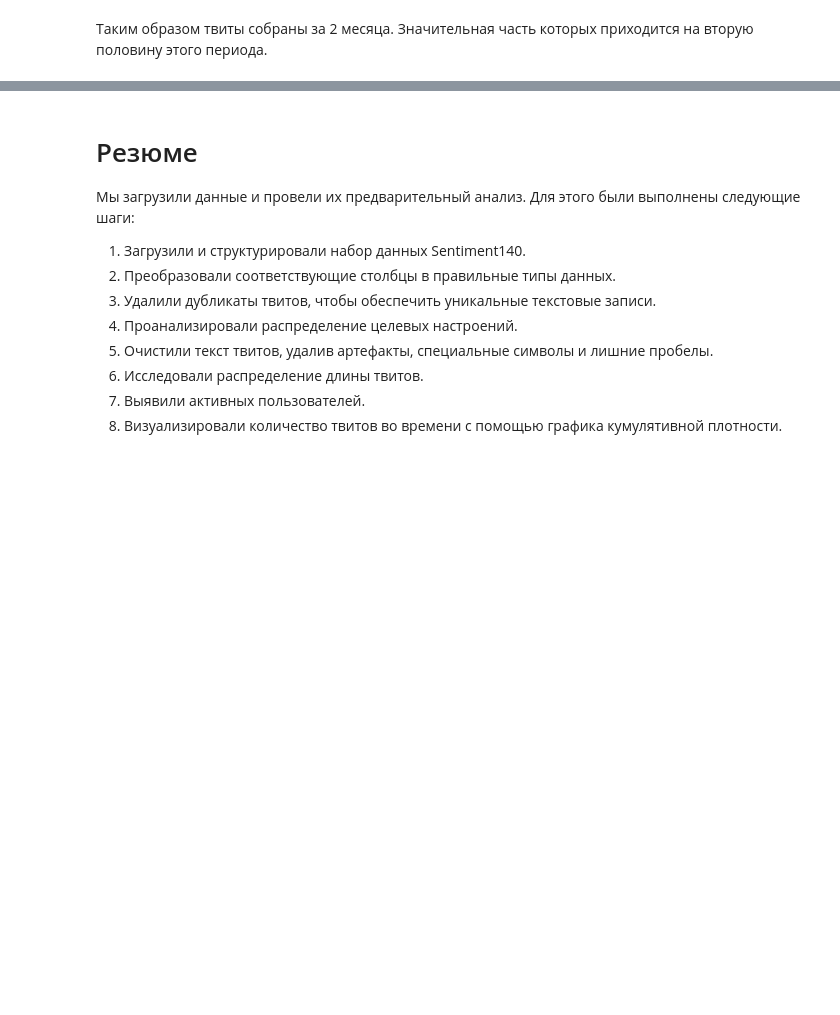
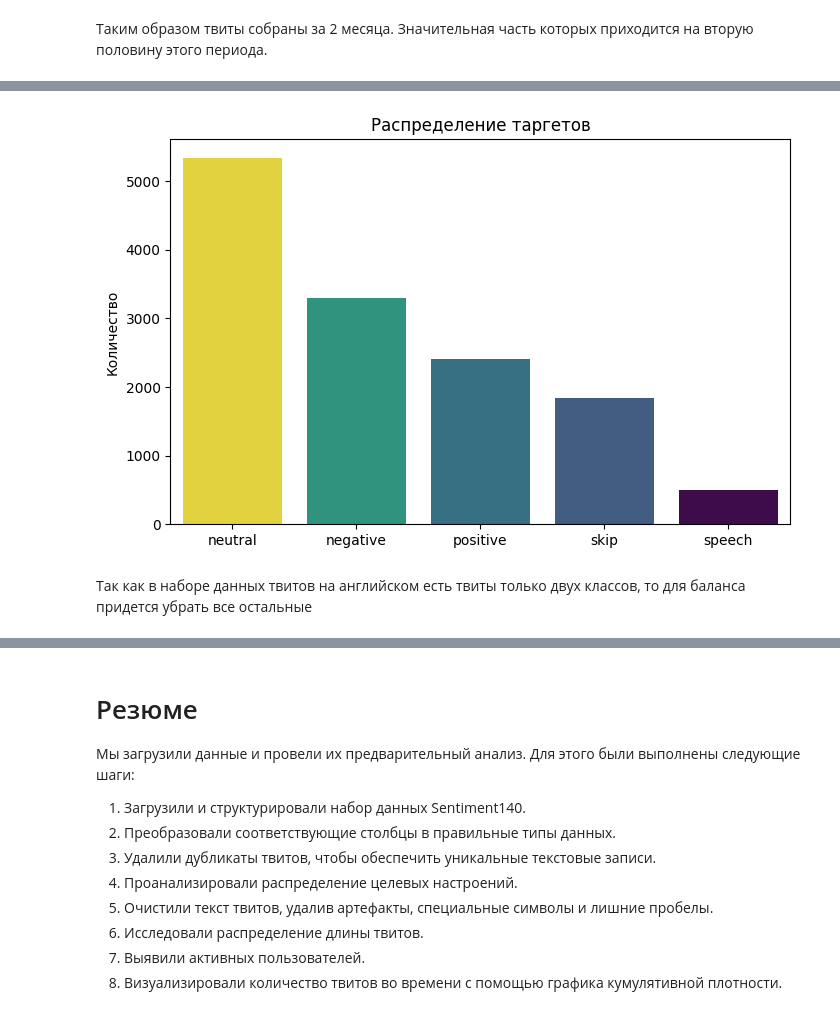
Before and after one commit to superVo1d/tweet-sentiment-classifier, a Jupyter notebook: notebooks/preprocess_data.ipynb, the cells around one changed output, grey strips where cells are left out. Drawn from its saved outputs; the diff is of its cells as text; code cells hidden in the pictures; blank space fills up the shorter version.

Commit message:
Добавлена классификация на русском

```diff
--- a/notebooks/preprocess_data.ipynb
+++ b/notebooks/preprocess_data.ipynb
@@ -25,5 +26,10 @@ with zipfile.ZipFile(ZIP_PATH, "r") as zip_ref:
 SOURCE_PATH = os.path.join(DATA_DIR, "training.1600000.processed.noemoticon.csv")
 
 data = pd.read_csv(SOURCE_PATH, encoding='latin1', header=None, names=['target', 'ids', 'date', 'flag', 'user', 'text'])
+# %%
+# Загрузим также данные твитов на русском, они понадобятся для моделирования
+SOURCE_PATH_RU = os.path.join(DATA_DIR, "rusentitweet_full.csv")
+
+data_ru = pd.read_csv(SOURCE_PATH_RU, usecols=["text", "label"])
 # %%
 random.seed(42)
@@ -252,0 +280,12 @@ data.to_csv(OUTPUT_PATH, index=False)
+# %%
+value_counts = data_ru["label"].value_counts().reset_index()
+value_counts.columns = ["label", "count"]
+
+plt.figure(figsize=(8, 5))
+sns.barplot(data=value_counts, x="label", y="count", hue="count", palette="viridis", legend=False)
+plt.xlabel("")
+plt.ylabel("Количество")
+plt.title("Распределение таргетов")
+plt.show()
+# %% [output]
+[figure, added]
@@ -252,0 +295,2 @@ data.to_csv(OUTPUT_PATH, index=False)
+# %% [markdown]
+Так как в наборе данных твитов на английском есть твиты только двух классов, то для баланса придется убрать все остальные
```
Also changed, not shown: parts of 20 cells of this notebook, 3 other files.
